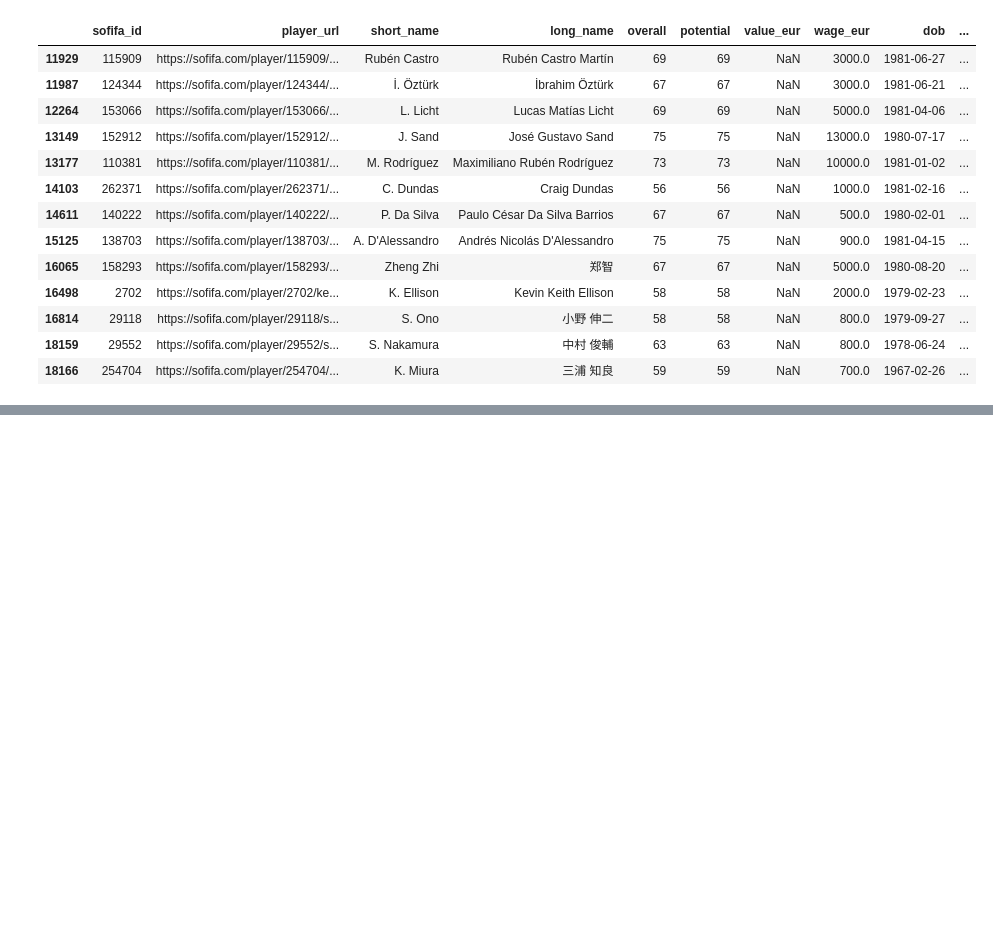
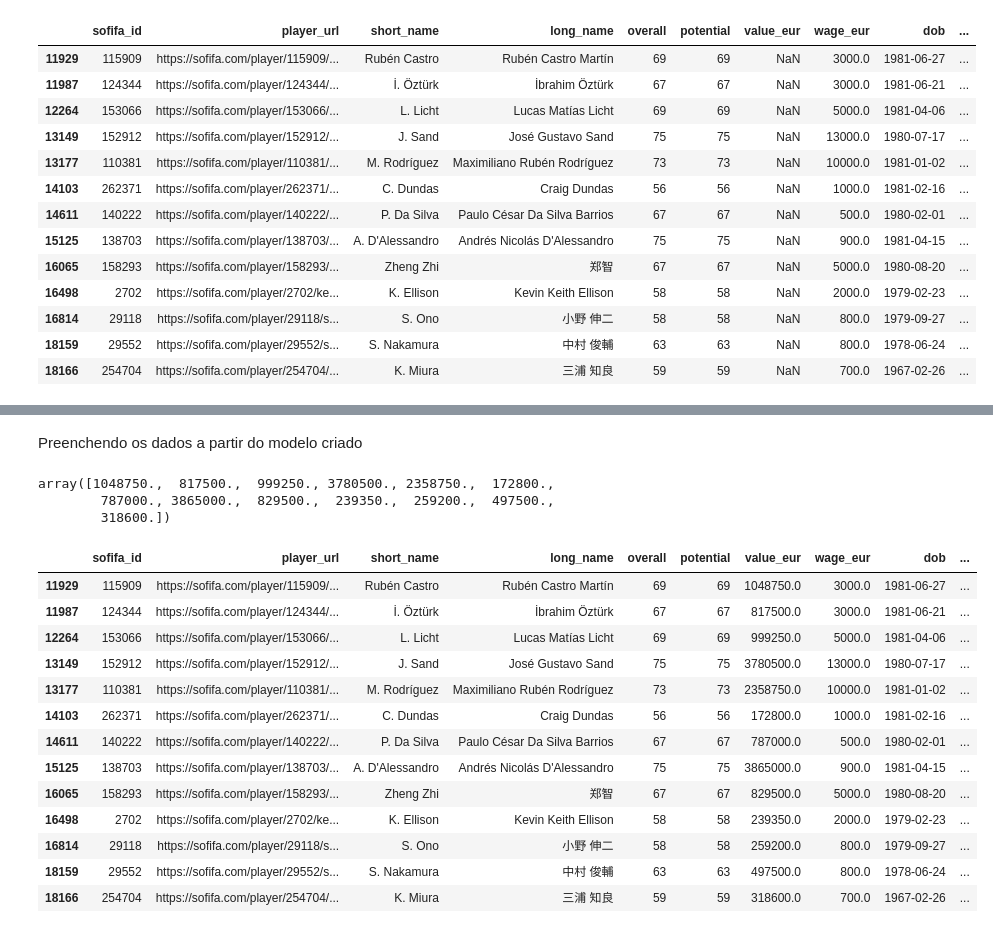
Before and after one commit to olucaslopes/fifa22-players-analysis, a Jupyter notebook: preprocessing/handling_missing_data.ipynb, the cells around one changed output, grey strips where cells are left out. Saved outputs shown, nothing was run; the diff lists cells and outputs as text; code cells hidden in the pictures; blank space fills up the shorter version.

Commit message:
Add value_eur prediction

```diff
--- a/preprocessing/handling_missing_data.ipynb
+++ b/preprocessing/handling_missing_data.ipynb
@@ -169,0 +114,12 @@ data_to_model
+# %%
+from sklearn.impute import SimpleImputer
+import numpy as np
+
+target = data_to_model.value_eur
+features = data_to_model.drop(columns=["value_eur"])
+# features = features.fillna(0)
+mean_imputer = SimpleImputer(missing_values=np.nan, strategy='mean')
+mean_imputer.fit(features)
+imputed_features = mean_imputer.transform(features)
+
+imputed_features
@@ -171,15 +156,11 @@ data_to_model
 # train test split
 from sklearn.model_selection import train_test_split
 
-target = data_to_model.value_eur
-features = data_to_model.drop(columns=["value_eur"])
-features = features.fillna(0)
-
-features_train, features_test, target_train, target_test = train_test_split(features, target, test_size=0.2)
+features_train, features_test, target_train, target_test = train_test_split(imputed_features, target, test_size=0.2)
 # %%
 from sklearn.ensemble import RandomForestRegressor
 
-random_forest = RandomForestRegressor(random_state=0)
+random_forest = RandomForestRegressor(random_state=0, n_jobs=-1)
 model = random_forest.fit(features_train, target_train)
 # %%
 model.score(features_test, target_test)
@@ -187,0 +169,30 @@ model.score(features_test, target_test)
+# %% [markdown]
+Preenchendo os dados a partir do modelo criado
+# %%
+data_to_fill = players_with_club_and_no_value.drop(columns=["sofifa_id", "player_url", "short_name", "long_name", "dob", "club_position", "value_eur"])
+
+data_to_fill = mean_imputer.transform(data_to_fill)
+predicted_values = model.predict(data_to_fill)
+predicted_values
+# %% [output]
+array([1048750.,  817500.,  999250., 3780500., 2358750.,  172800.,
+        787000., 3865000.,  829500.,  239350.,  259200.,  497500.,
+        318600.])
+# %%
+players_with_club_and_no_value.value_eur = predicted_values
+players_with_club_and_no_value
+# %% [output]
+|  | sofifa_id | player_url | short_name | long_name | overall | potential | value_eur | wage_eur | dob | ... |
+| 11929 | 115909 | https://sofifa.com/player/115909/... | Rubén Castro | Rubén Castro Martín | 69 | 69 | 1048750.0 | 3000.0 | 1981-06-27 | ... |
+| 11987 | 124344 | https://sofifa.com/player/124344/... | İ. Öztürk | İbrahim Öztürk | 67 | 67 | 817500.0 | 3000.0 | 1981-06-21 | ... |
+| 12264 | 153066 | https://sofifa.com/player/153066/... | L. Licht | Lucas Matías Licht | 69 | 69 | 999250.0 | 5000.0 | 1981-04-06 | ... |
+| 13149 | 152912 | https://sofifa.com/player/152912/... | J. Sand | José Gustavo Sand | 75 | 75 | 3780500.0 | 13000.0 | 1980-07-17 | ... |
+| 13177 | 110381 | https://sofifa.com/player/110381/... | M. Rodríguez | Maximiliano Rubén Rodríguez | 73 | 73 | 2358750.0 | 10000.0 | 1981-01-02 | ... |
+| 14103 | 262371 | https://sofifa.com/player/262371/... | C. Dundas | Craig Dundas | 56 | 56 | 172800.0 | 1000.0 | 1981-02-16 | ... |
+| 14611 | 140222 | https://sofifa.com/player/140222/... | P. Da Silva | Paulo César Da Silva Barrios | 67 | 67 | 787000.0 | 500.0 | 1980-02-01 | ... |
+| 15125 | 138703 | https://sofifa.com/player/138703/... | A. D'Alessandro | Andrés Nicolás D'Alessandro | 75 | 75 | 3865000.0 | 900.0 | 1981-04-15 | ... |
+| 16065 | 158293 | https://sofifa.com/player/158293/... | Zheng Zhi | 郑智 | 67 | 67 | 829500.0 | 5000.0 | 1980-08-20 | ... |
+| 16498 | 2702 | https://sofifa.com/player/2702/ke... | K. Ellison | Kevin Keith Ellison | 58 | 58 | 239350.0 | 2000.0 | 1979-02-23 | ... |
+| 16814 | 29118 | https://sofifa.com/player/29118/s... | S. Ono | 小野 伸二 | 58 | 58 | 259200.0 | 800.0 | 1979-09-27 | ... |
+| 18159 | 29552 | https://sofifa.com/player/29552/s... | S. Nakamura | 中村 俊輔 | 63 | 63 | 497500.0 | 800.0 | 1978-06-24 | ... |
+| 18166 | 254704 | https://sofifa.com/player/254704/... | K. Miura | 三浦 知良 | 59 | 59 | 318600.0 | 700.0 | 1967-02-26 | ... |
```
Also changed, not shown: parts of 14 cells of this notebook.
